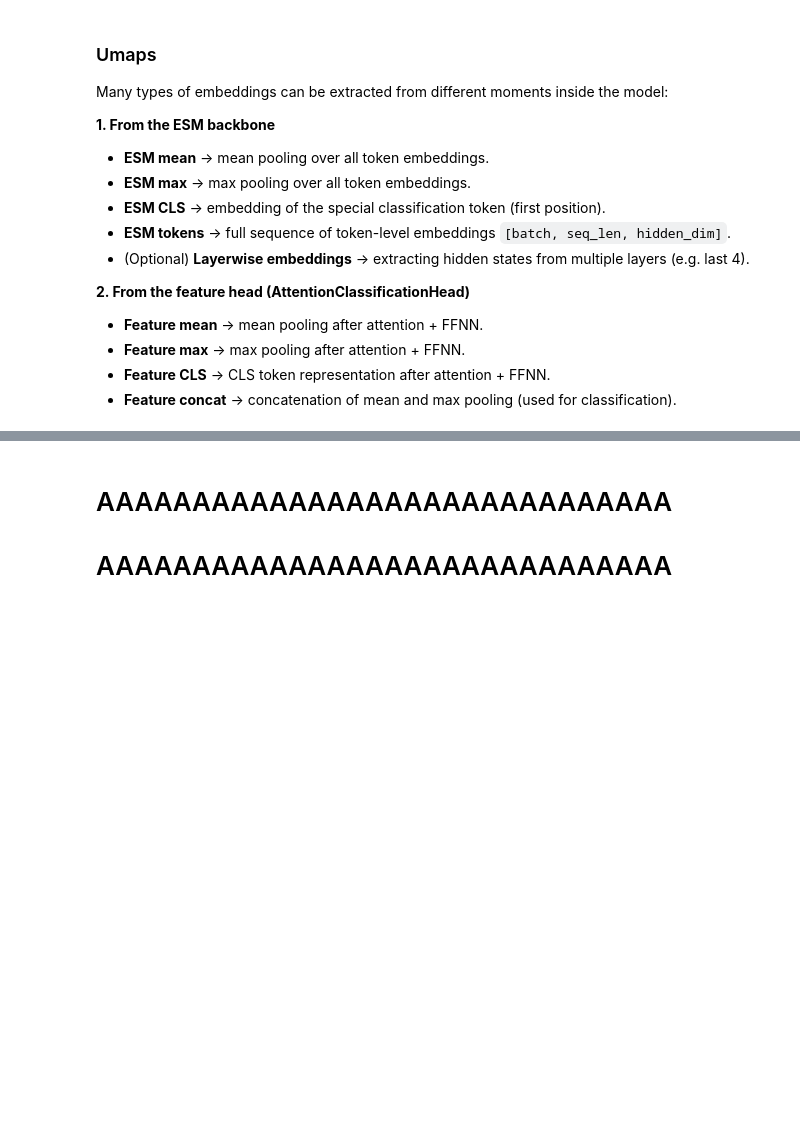
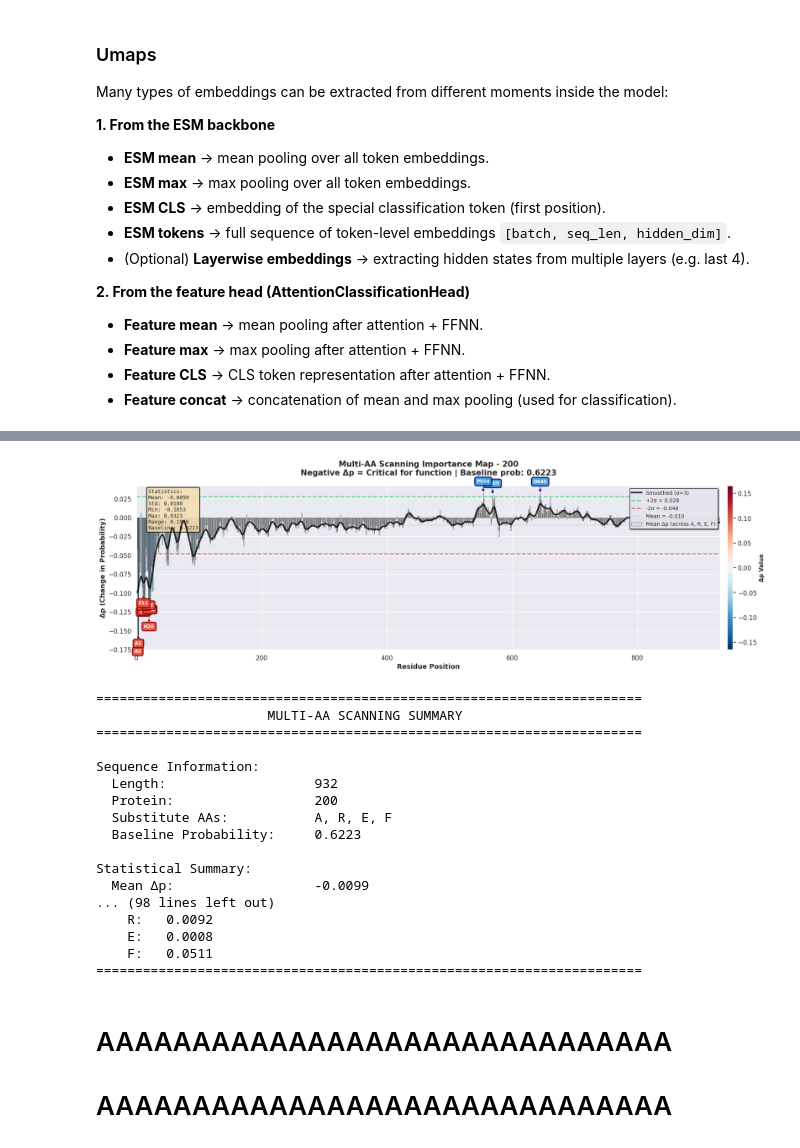
Before and after one commit to 8gabri8/ESMSec, a Jupyter notebook: my_train.ipynb, the cells around one changed output, grey strips where cells are left out. Drawn from its saved outputs; the diff is of its cells as text; code cells hidden in the pictures; blank space fills up the shorter version.

Commit message:
fix a-scanning

```diff
--- a/my_train.ipynb
+++ b/my_train.ipynb
@@ -607,3 +645,34 @@ mf.plot_multi_aa_scan(scan_results, show_per_aa=False)
+# %%
+scan_results = my_scanning.multi_aa_scanning_final(
+    model=net,
+    baseline_prob=baseline_prob,
+    cache_mutations=cache_mutations,
+    substitute_aas=SUBSTITUTE_AA,
+    window_size=WINDOW_SIZE_SUBSTITUION,
+    normalise_true_substitution=False,
+    device="cuda"
+)
+# %%
+my_scanning.plot_multi_aa_scan(scan_results, show_per_aa=False)
+# %% [output]
+[figure, added]
+======================================================================
+                      MULTI-AA SCANNING SUMMARY
+======================================================================
+
+Sequence Information:
+  Length:                   932
+  Protein:                  200
+  Substitute AAs:           A, R, E, F
+  Baseline Probability:     0.6223
+
+Statistical Summary:
+  Mean Δp:                  -0.0099
+... (98 lines left out)
+    R:   0.0092
+    E:   0.0008
+    F:   0.0511
+======================================================================
 # %% [markdown]
 # AAAAAAAAAAAAAAAAAAAAAAAAAAAAAA
 # AAAAAAAAAAAAAAAAAAAAAAAAAAAAAA
```
Also changed, not shown: parts of 18 cells of this notebook, 7 other files.
